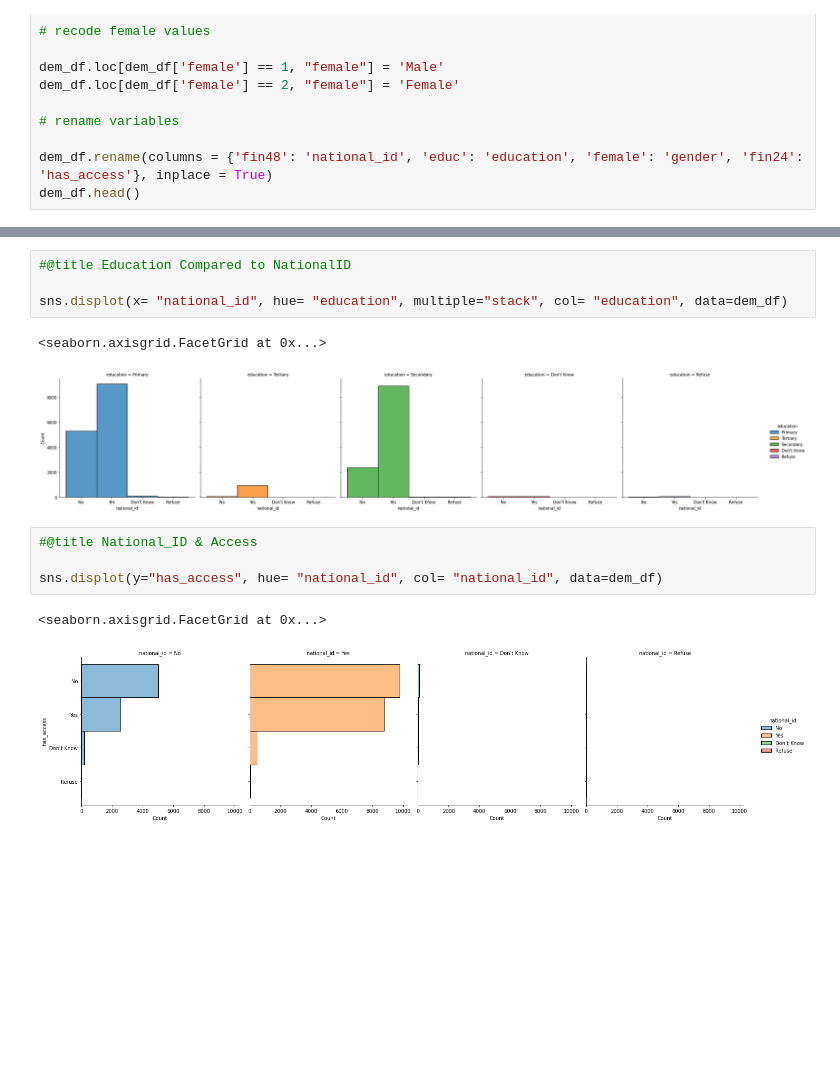
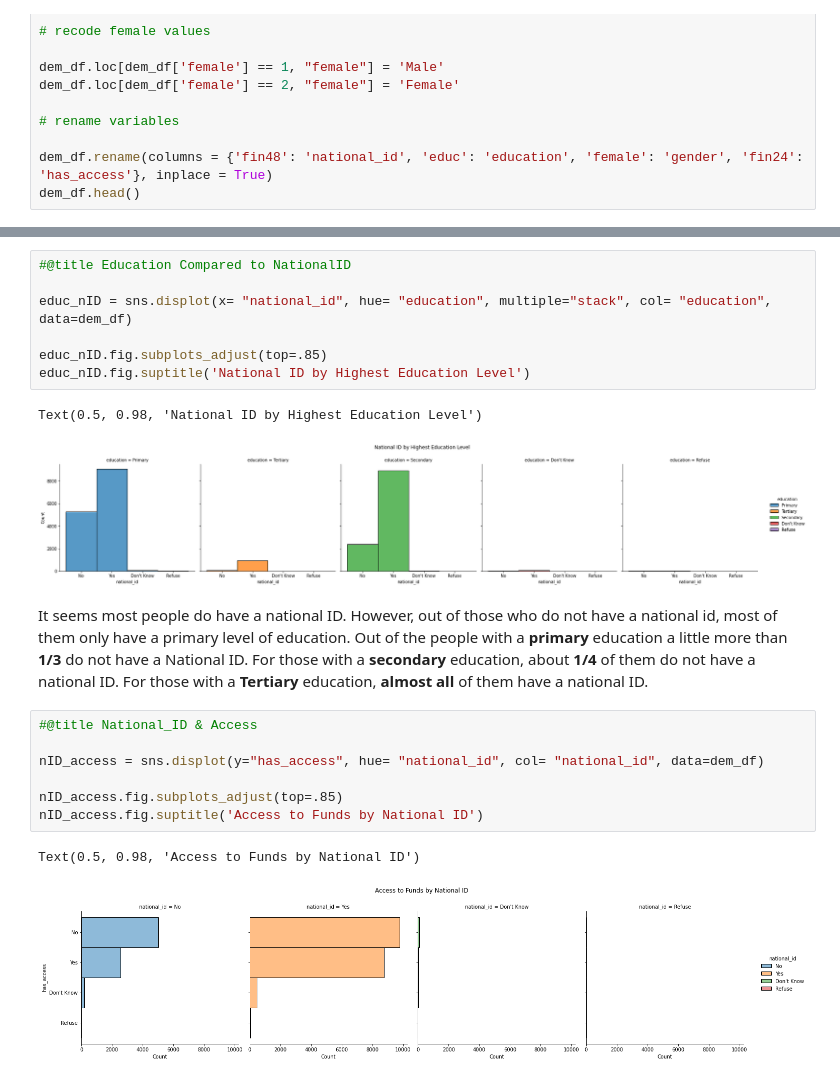
Before and after one commit to sds-capstone/2022-09-proj7-women-at-table, a Jupyter notebook: CapstoneDataAnalysis.ipynb, the cells around one changed output, grey strips where cells are left out. Saved outputs shown, nothing was run; the diff lists cells and outputs as text; blank space fills up the shorter version.

```diff
--- a/CapstoneDataAnalysis.ipynb
+++ b/CapstoneDataAnalysis.ipynb
@@ -92,14 +102,22 @@ sns.displot(x="education", hue= "education", col= "has_access", data=dem_df)
 # %%
 #@title Education Compared to NationalID
 
-sns.displot(x= "national_id", hue= "education", multiple="stack", col= "education", data=dem_df)
+educ_nID = sns.displot(x= "national_id", hue= "education", multiple="stack", col= "education", data=dem_df)
+
+educ_nID.fig.subplots_adjust(top=.85)
+educ_nID.fig.suptitle('National ID by Highest Education Level')
 # %% [output]
-<seaborn.axisgrid.FacetGrid at 0x...>
+Text(0.5, 0.98, 'National ID by Highest Education Level')
-[figure, old version]
+[figure, new version]
+# %% [markdown]
+It seems most people do  have a national ID. However, out of those who do not have a national id, most of them only have a primary level of education. Out of the people with a **primary** education a little more than **1/3** do not have a National ID. For those with a **secondary** education, about **1/4** of them do not have a national ID. For those with a **Tertiary** education, **almost all** of them have a national ID.
 # %%
 #@title National_ID & Access
 
-sns.displot(y="has_access", hue= "national_id", col= "national_id", data=dem_df)
+nID_access = sns.displot(y="has_access", hue= "national_id", col= "national_id", data=dem_df)
+
+nID_access.fig.subplots_adjust(top=.85)
+nID_access.fig.suptitle('Access to Funds by National ID')
 # %% [output]
-<seaborn.axisgrid.FacetGrid at 0x...>
+Text(0.5, 0.98, 'Access to Funds by National ID')
-[figure, old version]
+[figure, new version]
```
Also changed, not shown: parts of 13 cells of this notebook.
